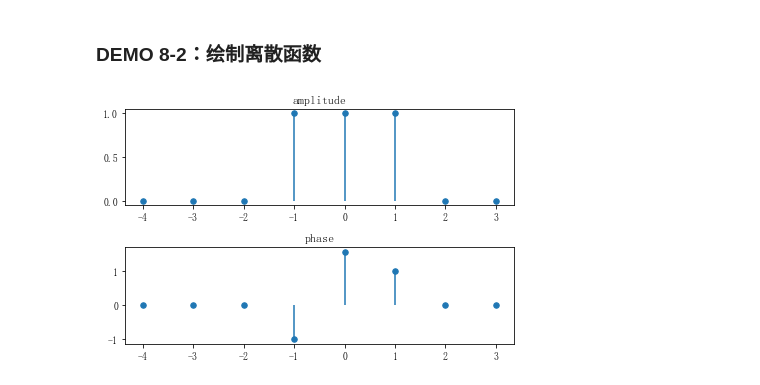
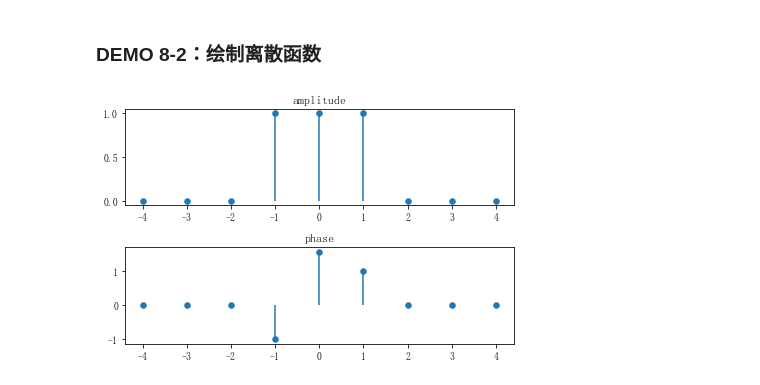
Before and after one commit to HOKOTATE-pzw/maysics, a Jupyter notebook: maysics教程/utils说明.ipynb, the cells around one changed output. Drawn from its saved outputs; the diff is of its cells as text; code cells hidden in the pictures.

```diff
--- a/maysics教程/utils说明.ipynb
+++ b/maysics教程/utils说明.ipynb
@@ -243,17 +243,17 @@ ap.show()
 # %%
 from maysics.utils import A_P
 import numpy as np
 
 def H(f):
     y = f
     x = y[abs(y) <= 1]
     y[abs(y) <= 1] = np.e**(1j*x)
     y[abs(y) > 1] = 0
     return y
 
 ap = A_P(H)
-f = np.arange(-4, 4, 1)
+f = np.arange(-4, 5, 1)
 ap.fit(f)
 ap.show('d')
 # %% [output]
-[figure, old version]
+[figure, new version]
```
Also changed, not shown: parts of 3 cells of this notebook, 16 other files.
